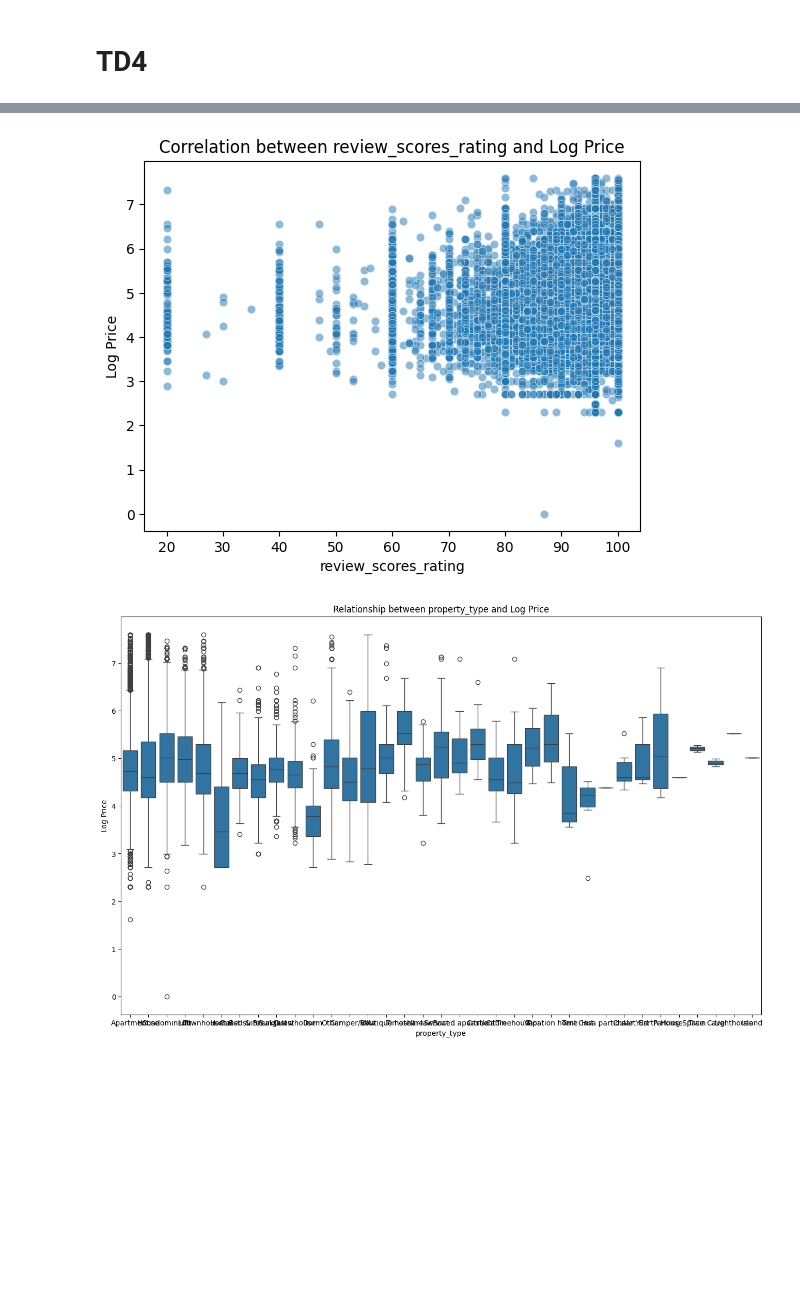
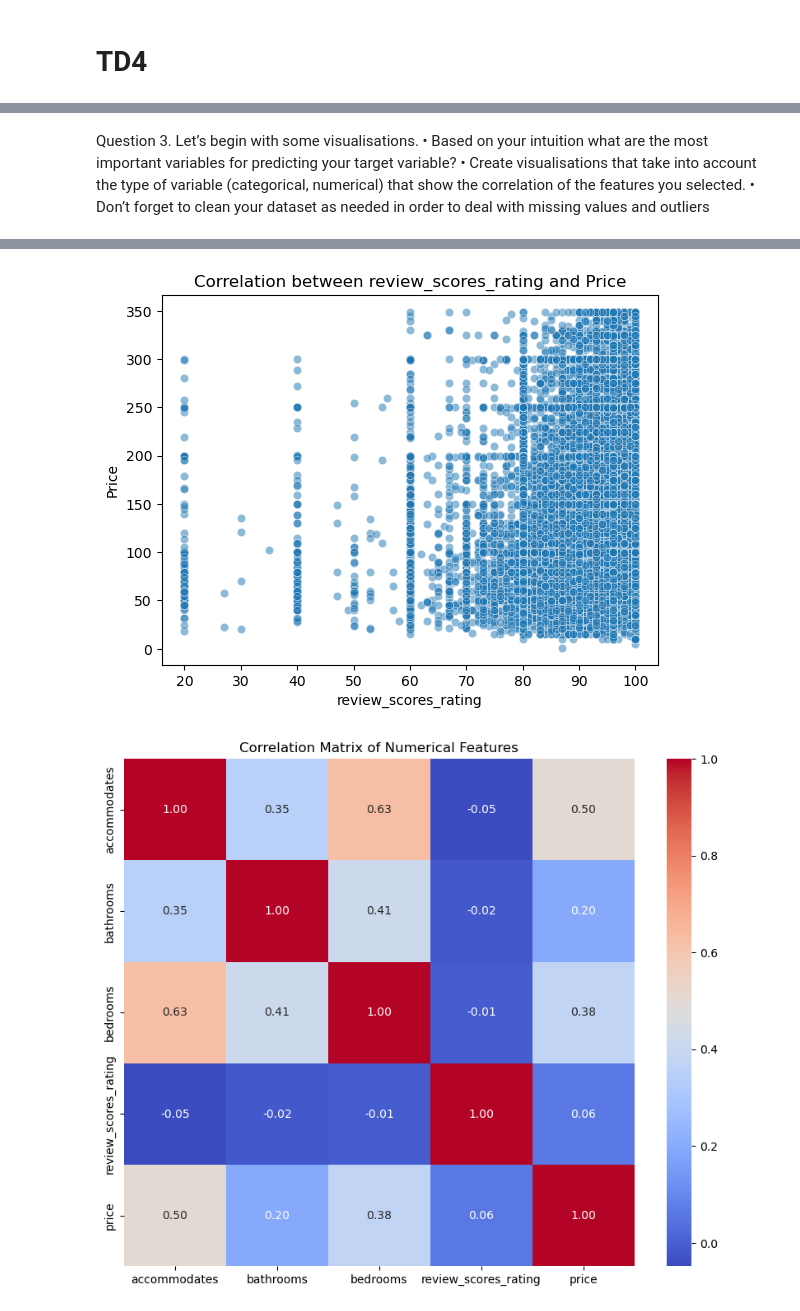
Before and after one commit to Marc94440/TD4_Explainability_AI, a Jupyter notebook: Untitled-1.ipynb, the cells around one changed output, grey strips where cells are left out. Drawn from its saved outputs; the diff is of its cells as text; code cells hidden in the pictures; blank space fills up the shorter version.

```diff
--- a/Untitled-1.ipynb
+++ b/Untitled-1.ipynb
@@ -59,10 +66,11 @@ memory usage: 16.5+ MB
+# %% [markdown]
+Question 3.
+Let’s begin with some visualisations.
+• Based on your intuition what are the most important variables for predicting your target variable?
+• Create visualisations that take into account the type of variable (categorical, numerical) that show
+the correlation of the features you selected.
+• Don’t forget to clean your dataset as needed in order to deal with missing values and outliers
 # %%
-import pandas as pd
-import matplotlib.pyplot as plt
-import seaborn as sns
-
-# Load dataset
-data = pd.read_csv("train.csv")
 
 # Check for missing values
 missing_values = data.isnull().sum()
@@ -77,29 +85,29 @@ for column in data.columns:
         data[column] = data[column].fillna(data[column].mode().iloc[0])
 
 # Handle outliers
-# For simplicity, let's focus on outliers in the target variable 'log_price'
-Q1 = data['log_price'].quantile(0.25)
-Q3 = data['log_price'].quantile(0.75)
+# For simplicity, let's focus on outliers in the target variable 'price'
+Q1 = data['price'].quantile(0.25)
+Q3 = data['price'].quantile(0.75)
 IQR = Q3 - Q1
 
 lower_bound = Q1 - 1.5 * IQR
 upper_bound = Q3 + 1.5 * IQR
 
 # Filter outliers
-data_filtered = data[(data['log_price'] >= lower_bound) & (data['log_price'] <= upper_bound)]
+data_filtered = data[(data['price'] >= lower_bound) & (data['price'] <= upper_bound)]
 
-# Plot boxplot of 'log_price' before and after removing outliers
+# Plot boxplot of 'price' before and after removing outliers
 plt.figure(figsize=(16, 6))
 
 plt.subplot(1, 2, 1)
-sns.boxplot(data['log_price'])
+sns.boxplot(data['price'])
 plt.title('With Outliers')
-plt.xlabel('Log Price')
+plt.xlabel('Price')
 
 plt.subplot(1, 2, 2)
-sns.boxplot(data_filtered['log_price'])
+sns.boxplot(data_filtered['price'])
 plt.title('Without Outliers')
-plt.xlabel('Log Price')
+plt.xlabel('Price')
 
 plt.show()
 
@@ -107,20 +115,30 @@ plt.show()
 numerical_features = ['accommodates', 'bathrooms', 'bedrooms', 'review_scores_rating']
 plt.figure(figsize=(12, 8))
 for feature in numerical_features:
-    sns.scatterplot(x=data[feature], y=data['log_price'], alpha=0.5)
-    plt.title(f'Correlation between {feature} and Log Price')
+    sns.scatterplot(x=data_filtered[feature], y=data_filtered['price'], alpha=0.5)
+    plt.title(f'Correlation between {feature} and Price')
     plt.xlabel(feature)
-    plt.ylabel('Log Price')
+    plt.ylabel('Price')
     plt.show()
+
+numerical_features = ['accommodates', 'bathrooms', 'bedrooms', 'review_scores_rating', 'price']
+numerical_data = data_filtered[numerical_features]
+correlation_matrix = numerical_data.corr()
+
+plt.figure(figsize=(10, 8))
+sns.heatmap(correlation_matrix, annot=True, cmap='coolwarm', fmt=".2f", annot_kws={"size": 10})
+plt.title('Correlation Matrix of Numerical Features')
+plt.show()
+
 
 # Plot relationship between categorical features and target variable
 categorical_features = ['property_type', 'room_type', 'city']
-plt.figure(figsize=(16, 10))
+plt.figure(figsize=(32, 20))
 for feature in categorical_features:
-    sns.boxplot(x=data[feature], y=data['log_price'])
-    plt.title(f'Relationship between {feature} and Log Price')
+    sns.boxplot(x=data_filtered[feature], y=data_filtered['price'])
+    plt.title(f'Relationship between {feature} and Price')
     plt.xlabel(feature)
-    plt.ylabel('Log Price')
+    plt.ylabel('Price')
     plt.show()
 # %% [output]
 Missing Values:
@@ -147,2 +165,2 @@ dtype: int64
-[figure, old version]
+[figure, new version]
-[figure, old version]
+[figure, new version]
```
Also changed, not shown: parts of 10 cells of this notebook, 1 other file.
